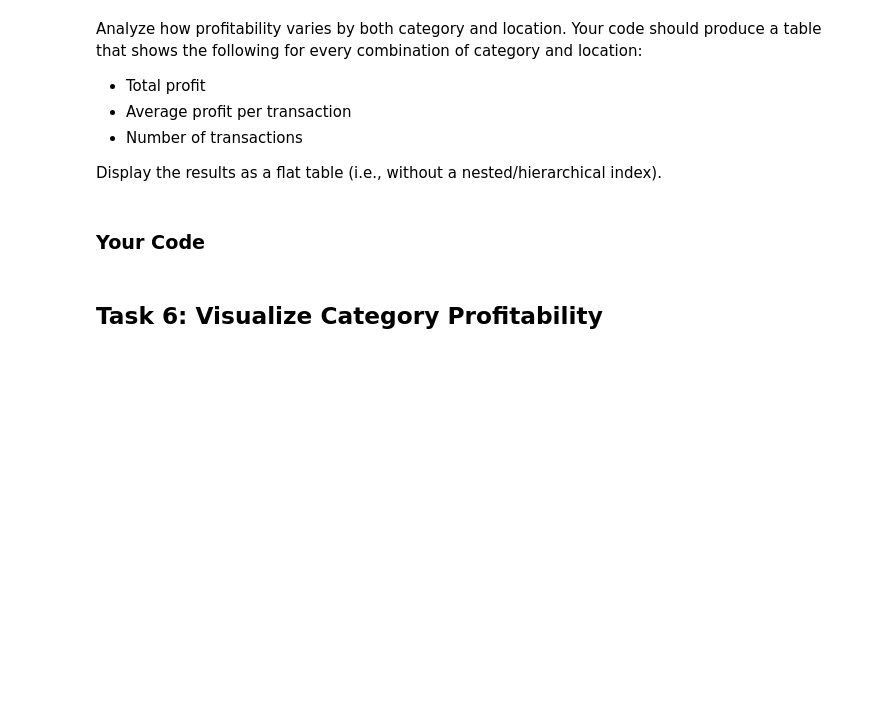
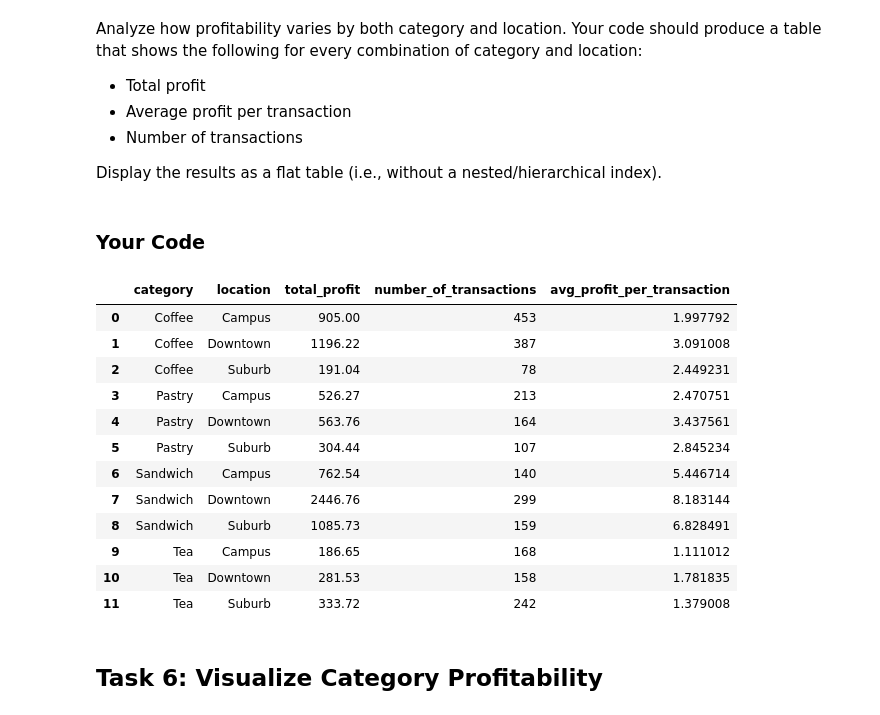
Before and after one commit to nnineeight/py4eda-work, a Jupyter notebook: test2b/test_2b.ipynb, the cells around one changed output. Drawn from its saved outputs; the diff is of its cells as text; code cells hidden in the pictures; blank space fills up the shorter version.

```diff
--- a/test2b/test_2b.ipynb
+++ b/test2b/test_2b.ipynb
@@ -292,6 +292,38 @@ Display the results as a flat table (i.e., without a nested/hierarchical index).
 ### Your Code
 # %%
 # Task 5: groupby multiple columns, .agg() with dict, reset_index()
+
+profit_cat_loc = sales_w_prod_info.groupby(["category", "location"]).agg({
+    "profit": "sum",
+    "transaction_id": "count"
+})
+# %%
+profit_cat_loc["avg_profit_per_transaction"] = (
+    profit_cat_loc["profit"] / profit_cat_loc["transaction_id"]
+)
+# %%
+profit_cat_loc = profit_cat_loc.reset_index()
+
+profit_cat_loc = profit_cat_loc.rename(columns = {
+    "profit": "total_profit",
+    "transaction_id": "number_of_transactions"
+})
+# %%
+profit_cat_loc
+# %% [output]
+|  | category | location | total_profit | number_of_transactions | avg_profit_per_transaction |
+| 0 | Coffee | Campus | 905.00 | 453 | 1.997792 |
+| 1 | Coffee | Downtown | 1196.22 | 387 | 3.091008 |
+| 2 | Coffee | Suburb | 191.04 | 78 | 2.449231 |
+| 3 | Pastry | Campus | 526.27 | 213 | 2.470751 |
+| 4 | Pastry | Downtown | 563.76 | 164 | 3.437561 |
+| 5 | Pastry | Suburb | 304.44 | 107 | 2.845234 |
+| 6 | Sandwich | Campus | 762.54 | 140 | 5.446714 |
+| 7 | Sandwich | Downtown | 2446.76 | 299 | 8.183144 |
+| 8 | Sandwich | Suburb | 1085.73 | 159 | 6.828491 |
+| 9 | Tea | Campus | 186.65 | 168 | 1.111012 |
+| 10 | Tea | Downtown | 281.53 | 158 | 1.781835 |
+| 11 | Tea | Suburb | 333.72 | 242 | 1.379008 |
 # %% [markdown]
 ## Task 6: Visualize Category Profitability
 # %% [markdown]
```
Also changed, not shown: parts of 2 cells of this notebook.
